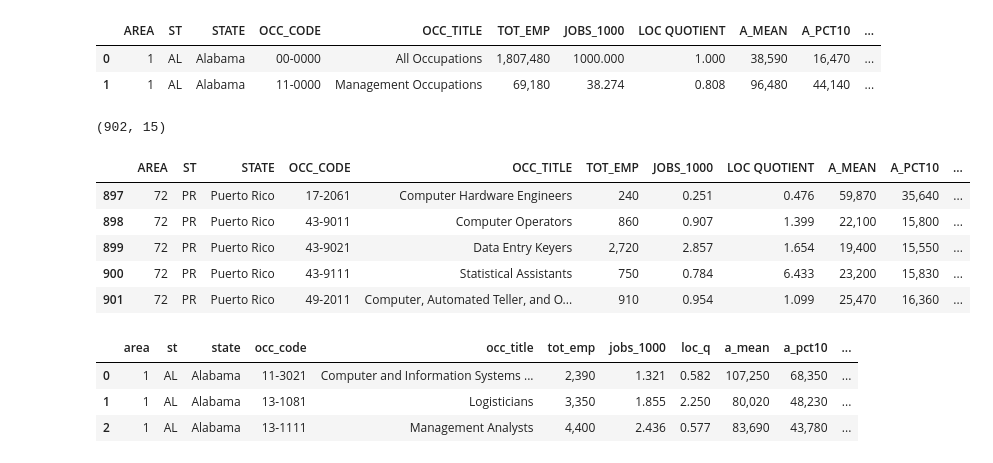
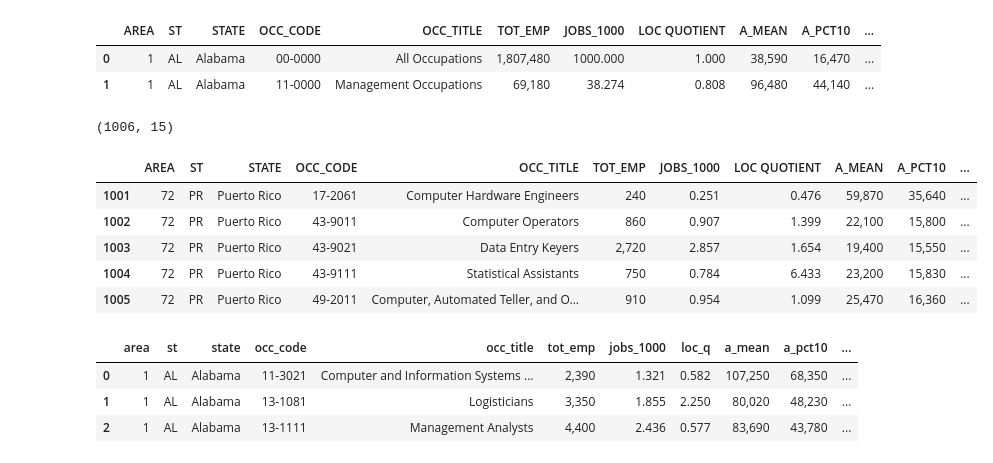
Before and after one commit to mkblake/tech-hubs-brain-drain, a Jupyter notebook: notebooks/cleaning_STATE_OEWS.ipynb, the cells around one changed output. Drawn from its saved outputs; the diff is of its cells as text; code cells hidden in the pictures.

Commit message:
Add occ_codes 15-1150 and 15-1179 to 'find' missing 2010 data.

```diff
--- a/notebooks/cleaning_STATE_OEWS.ipynb
+++ b/notebooks/cleaning_STATE_OEWS.ipynb
@@ -104,20 +104,20 @@ st2010.head(2)
 | 1 | 1 | AL | Alabama | 11-0000 | Management Occupations | 69,180 | 38.274 | 0.808 | 96,480 | 44,140 | ... |
 # %%
 occ_codes_2010 = ['11-3021', '13-1081', '13-1111', '13-1161', '15-1111', '15-1121', '15-1122', '15-1131', '15-1132', '15-1133',
-                '15-1134', '15-1141', '15-1142', '15-1143', '15-1151', '15-1152', '15-1199', '15-2031', '15-2041', '17-2061',
-                '43-9011', '43-9021', '43-9111', '49-2011']
+                '15-1134', '15-1141', '15-1142', '15-1143', '15-1150','15-1151', '15-1152', '15-1179', '15-1199', '15-2031',
+                  '15-2041', '17-2061','43-9011', '43-9021', '43-9111', '49-2011']
 st2010 = st2010.loc[st2010.OCC_CODE.isin(occ_codes_2010)].reset_index(drop=True)
 st2010 = st2010.loc[~st2010.STATE.isin(['Guam', 'Virgin Islands'])].reset_index(drop=True)
 print(st2010.shape)
 st2010.tail()
 # %% [output]
-(902, 15)
+(1006, 15)
 |  | AREA | ST | STATE | OCC_CODE | OCC_TITLE | TOT_EMP | JOBS_1000 | LOC QUOTIENT | A_MEAN | A_PCT10 | ... |
-| 897 | 72 | PR | Puerto Rico | 17-2061 | Computer Hardware Engineers | 240 | 0.251 | 0.476 | 59,870 | 35,640 | ... |
-| 898 | 72 | PR | Puerto Rico | 43-9011 | Computer Operators | 860 | 0.907 | 1.399 | 22,100 | 15,800 | ... |
-| 899 | 72 | PR | Puerto Rico | 43-9021 | Data Entry Keyers | 2,720 | 2.857 | 1.654 | 19,400 | 15,550 | ... |
-| 900 | 72 | PR | Puerto Rico | 43-9111 | Statistical Assistants | 750 | 0.784 | 6.433 | 23,200 | 15,830 | ... |
-| 901 | 72 | PR | Puerto Rico | 49-2011 | Computer, Automated Teller, and O... | 910 | 0.954 | 1.099 | 25,470 | 16,360 | ... |
+| 1001 | 72 | PR | Puerto Rico | 17-2061 | Computer Hardware Engineers | 240 | 0.251 | 0.476 | 59,870 | 35,640 | ... |
+| 1002 | 72 | PR | Puerto Rico | 43-9011 | Computer Operators | 860 | 0.907 | 1.399 | 22,100 | 15,800 | ... |
+| 1003 | 72 | PR | Puerto Rico | 43-9021 | Data Entry Keyers | 2,720 | 2.857 | 1.654 | 19,400 | 15,550 | ... |
+| 1004 | 72 | PR | Puerto Rico | 43-9111 | Statistical Assistants | 750 | 0.784 | 6.433 | 23,200 | 15,830 | ... |
+| 1005 | 72 | PR | Puerto Rico | 49-2011 | Computer, Automated Teller, and O... | 910 | 0.954 | 1.099 | 25,470 | 16,360 | ... |
 # %%
 col2010 = pd.Series(['AREA', 'ST', 'STATE','OCC_CODE', 'OCC_TITLE', 'TOT_EMP', 'JOBS_1000', 'LOC QUOTIENT', 'A_MEAN',
                          'A_PCT10', 'A_PCT25', 'A_MEDIAN', 'A_PCT75', 'A_PCT90', 'year'])
```
Also changed, not shown: parts of 1 cell of this notebook, 1 other file.
